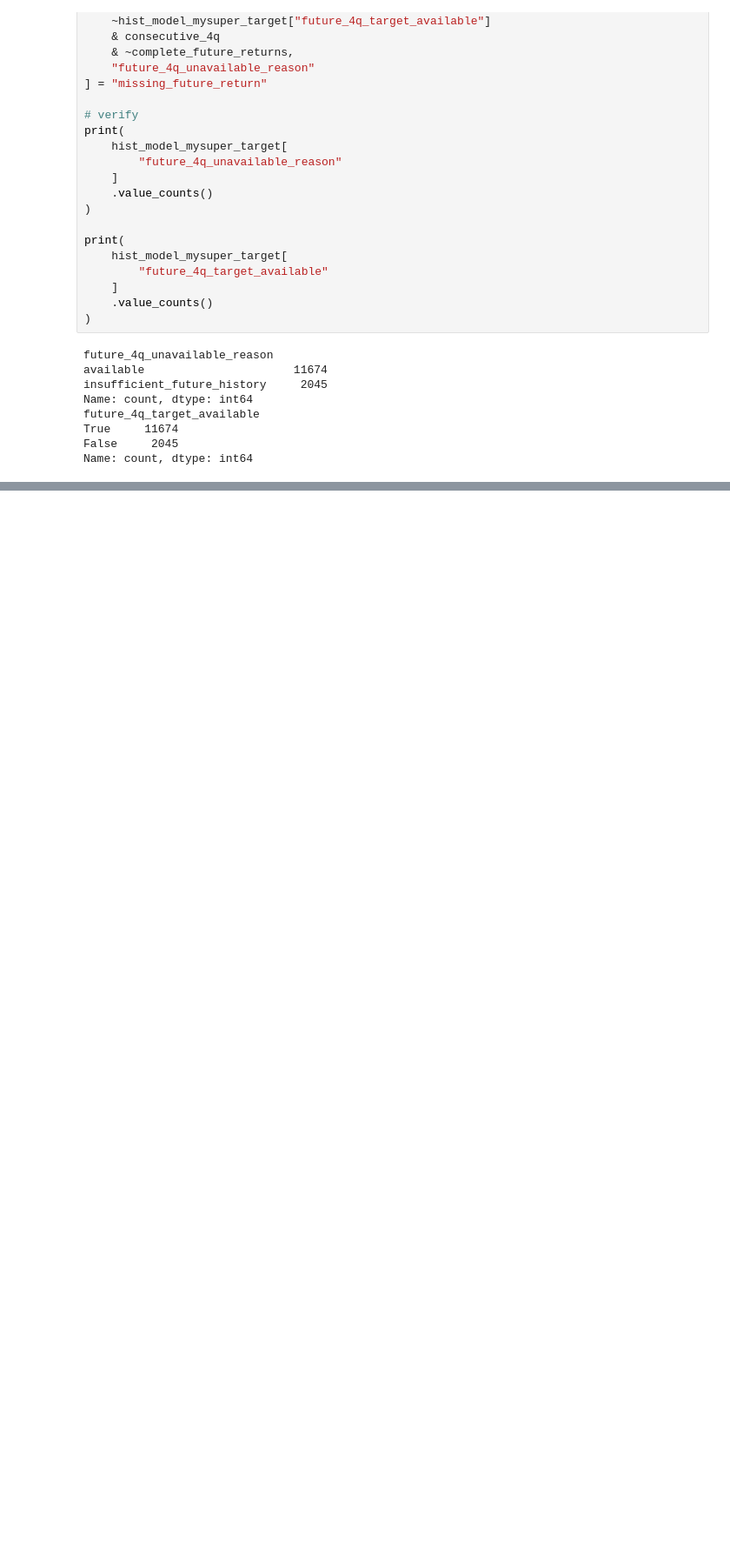
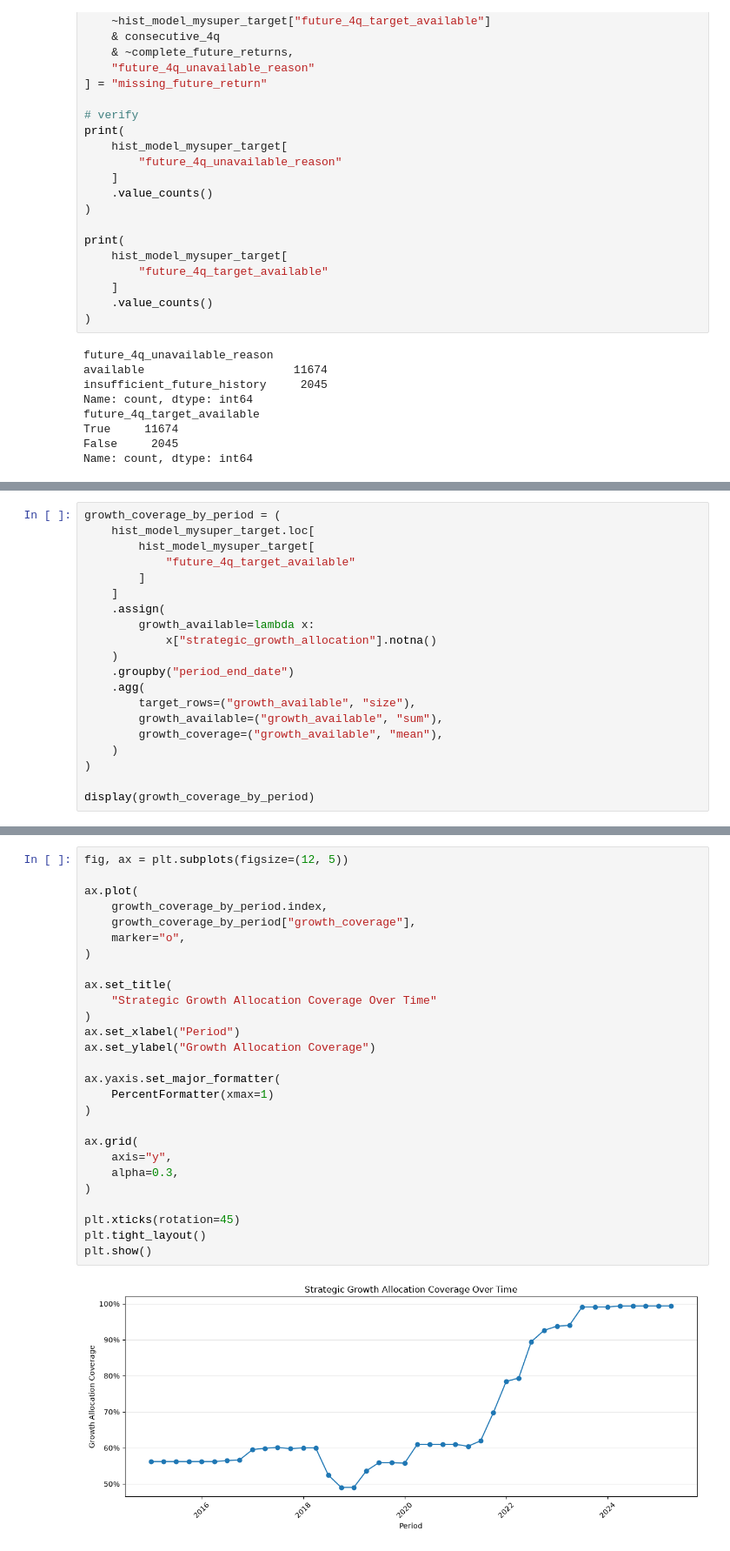
Before and after one commit to terra9/superannuation-performance-early-warning, a Jupyter notebook: notebooks/apra_data_audit.ipynb, the cells around one changed output, grey strips where cells are left out. Shown at 87% size. Drawn from its saved outputs; the diff is of its cells as text; blank space fills up the shorter version.

```diff
--- a/notebooks/apra_data_audit.ipynb
+++ b/notebooks/apra_data_audit.ipynb
@@ -9555,0 +9740,20 @@ Name: count, dtype: int64
+# %%
+growth_coverage_by_period = (
+    hist_model_mysuper_target.loc[
+        hist_model_mysuper_target[
+            "future_4q_target_available"
+        ]
+    ]
+    .assign(
+        growth_available=lambda x:
+            x["strategic_growth_allocation"].notna()
+    )
+    .groupby("period_end_date")
+    .agg(
+        target_rows=("growth_available", "size"),
+        growth_available=("growth_available", "sum"),
+        growth_coverage=("growth_available", "mean"),
+    )
+)
+
+display(growth_coverage_by_period)
@@ -9555,0 +9779,29 @@ Name: count, dtype: int64
+# %%
+fig, ax = plt.subplots(figsize=(12, 5))
+
+ax.plot(
+    growth_coverage_by_period.index,
+    growth_coverage_by_period["growth_coverage"],
+    marker="o",
+)
+
+ax.set_title(
+    "Strategic Growth Allocation Coverage Over Time"
+)
+ax.set_xlabel("Period")
+ax.set_ylabel("Growth Allocation Coverage")
+
+ax.yaxis.set_major_formatter(
+    PercentFormatter(xmax=1)
+)
+
+ax.grid(
+    axis="y",
+    alpha=0.3,
+)
+
+plt.xticks(rotation=45)
+plt.tight_layout()
+plt.show()
+# %% [output]
+[figure, added]
```
Also changed, not shown: parts of 16 cells of this notebook.
